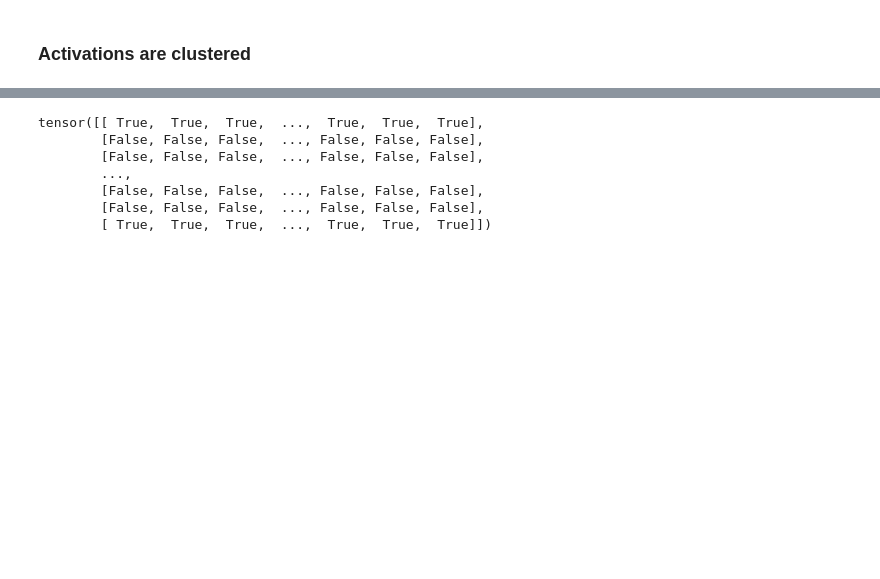
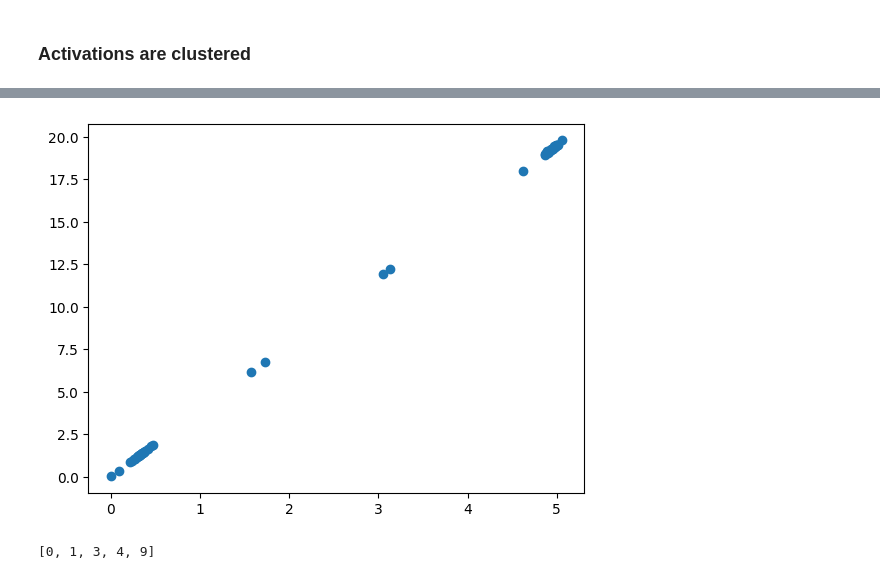
Before and after one commit to LouisYRYJ/Finite-groups, a Jupyter notebook: notebooks/irreps_all.ipynb, the cells around one changed output, grey strips where cells are left out. Drawn from its saved outputs; the diff is of its cells as text; code cells hidden in the pictures; blank space fills up the shorter version.

```diff
--- a/notebooks/irreps_all.ipynb
+++ b/notebooks/irreps_all.ipynb
@@ -393,10 +417,5 @@ for i in range(15):
-# %%
-(l_act == r_act)
-# %% [output]
-tensor([[ True,  True,  True,  ...,  True,  True,  True],
-        [False, False, False,  ..., False, False, False],
-        [False, False, False,  ..., False, False, False],
-        ...,
-        [False, False, False,  ..., False, False, False],
-        [False, False, False,  ..., False, False, False],
-        [ True,  True,  True,  ...,  True,  True,  True]])
+# %%
+plt.scatter(coef.tolist(), l_act.max(dim=0)[0].tolist())
+plt.show()
+# %% [output]
+[figure, added]
@@ -402,0 +424,4 @@ tensor([[ True,  True,  True,  ...,  True,  True,  True],
+# %%
+b_part1
+# %% [output]
+[0, 1, 3, 4, 9]
```
Also changed, not shown: parts of 32 cells of this notebook.
